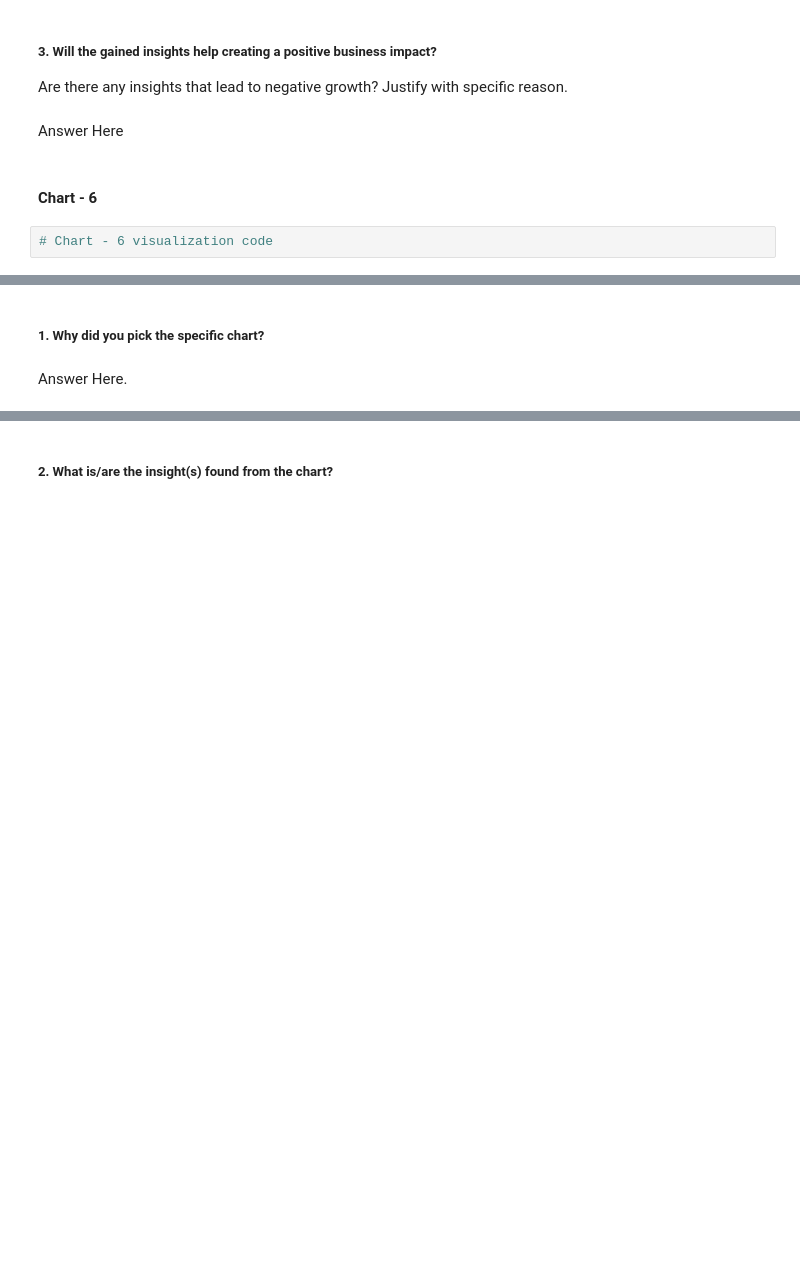
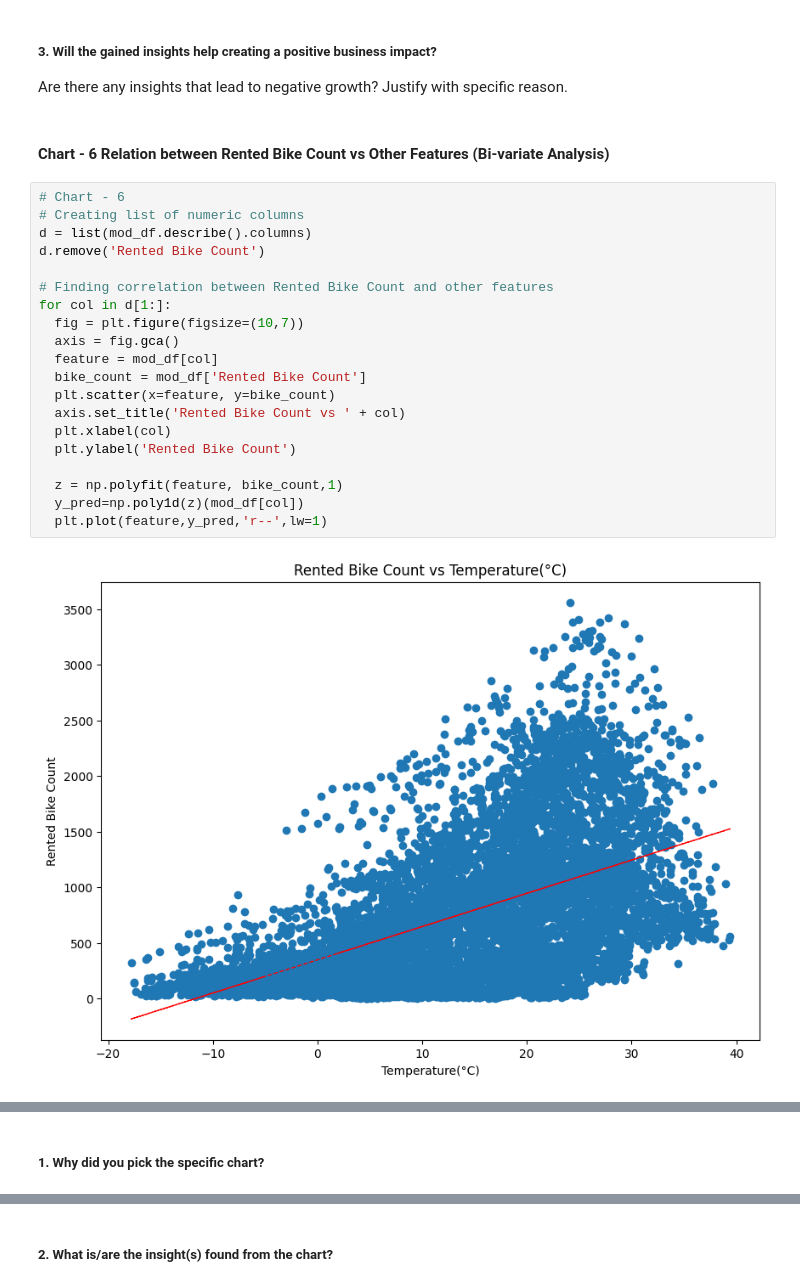
Before and after one commit to RayedShamim/Regression-Capstone-Seoul-Bike-Sharing-Capstone-Project, a Jupyter notebook: Capstone_Bike_Sharing_Demand_Prediction_ML_Submission.ipynb, the cells around one changed output, grey strips where cells are left out. Drawn from its saved outputs; the diff is of its cells as text; blank space fills up the shorter version.

```diff
--- a/Capstone_Bike_Sharing_Demand_Prediction_ML_Submission.ipynb
+++ b/Capstone_Bike_Sharing_Demand_Prediction_ML_Submission.ipynb
@@ -505,9 +549,27 @@ Answer Here
 # %% [markdown]
 ##### 3. Will the gained insights help creating a positive business impact?
 Are there any insights that lead to negative growth? Justify with specific reason.
-# %% [markdown]
-Answer Here
-# %% [markdown]
-#### Chart - 6
-# %%
-# Chart - 6 visualization code
+# %% [markdown]
+#### Chart - 6 Relation between Rented Bike Count vs Other Features (Bi-variate Analysis)
+# %%
+# Chart - 6
+# Creating list of numeric columns
+d = list(mod_df.describe().columns)
+d.remove('Rented Bike Count')
+
+# Finding correlation between Rented Bike Count and other features
+for col in d[1:]:
+  fig = plt.figure(figsize=(10,7))
+  axis = fig.gca()
+  feature = mod_df[col]
+  bike_count = mod_df['Rented Bike Count']
+  plt.scatter(x=feature, y=bike_count)
+  axis.set_title('Rented Bike Count vs ' + col)
+  plt.xlabel(col)
+  plt.ylabel('Rented Bike Count')
+
+  z = np.polyfit(feature, bike_count,1)
+  y_pred=np.poly1d(z)(mod_df[col])
+  plt.plot(feature,y_pred,'r--',lw=1)
+# %% [output]
+[figure, added]
@@ -514,4 +583,2 @@ Answer Here
 # %% [markdown]
 ##### 1. Why did you pick the specific chart?
-# %% [markdown]
-Answer Here.
```
Also changed, not shown: parts of 125 cells of this notebook.
